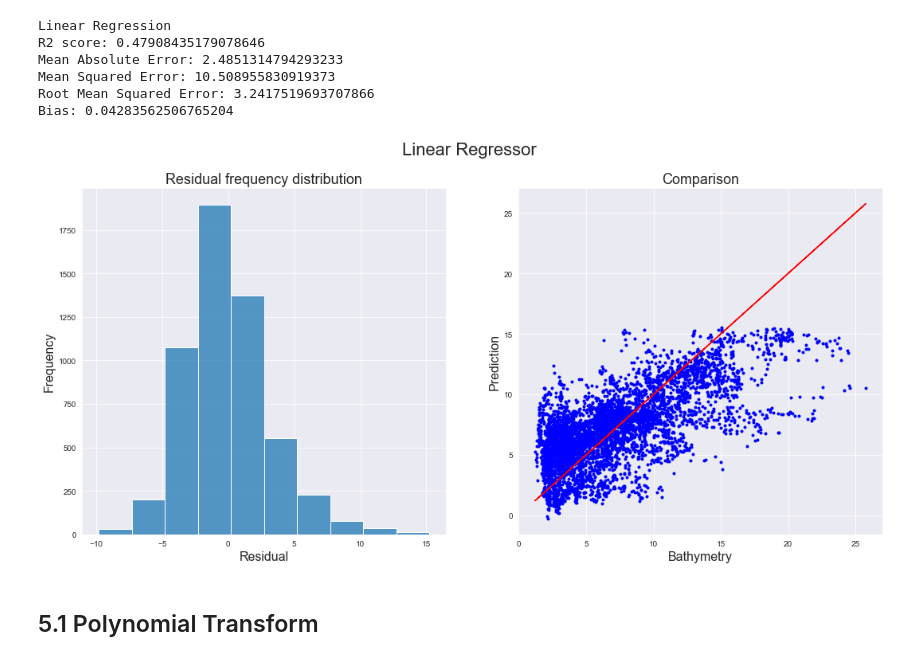
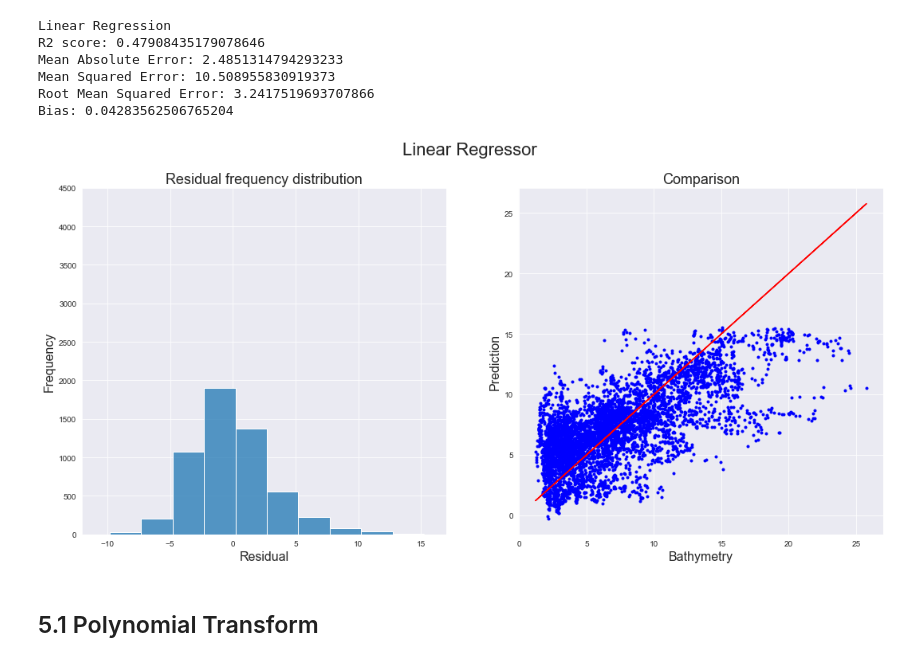
Before and after one commit to Ocean-Technologies/satellite_bathymetry, a Jupyter notebook: new_validations/all_models_charts.ipynb, the cells around one changed output. Cells and saved outputs as stored; diff of their text form; code cells hidden in the pictures.

```diff
--- a/new_validations/all_models_charts.ipynb
+++ b/new_validations/all_models_charts.ipynb
@@ -17,6 +17,8 @@ from sklearn.linear_model import LinearRegression
 from sklearn.neural_network import MLPRegressor
 from xgboost import XGBRegressor
 from sklearn.cluster import KMeans
+# %%
+sns.set_style('darkgrid')
 # %%
 path = './generated/dataset_dataframe.pkl.z'
 df = jb.load(path)
@@ -206,17 +216,19 @@ Bias: 0.04283562506765204
 # %%
 fig,axs = plt.subplots(ncols=2,figsize=(18,8))
 fig.suptitle('Linear Regressor',fontsize=22)
 axs[0].set_title('Residual frequency distribution',fontsize=18)
 axs[0].set_xlabel('Residual',fontsize=16)
 axs[0].set_ylabel('Frequency',fontsize=16)
+axs[0].set_xlim((-12, 17))
+axs[0].set_ylim((0, 4500))
 axs[1].set_title('Comparison',fontsize=18)
 axs[1].set_xlabel('Bathymetry',fontsize=16)
 axs[1].set_ylabel('Prediction',fontsize=16)
 sns.histplot(y_val-p_lr, bins=10,ax=axs[0])
 axs[1].plot(y_val,p_lr,'b.',y_val,y_val,'r')
 plt.savefig('generated/charts/LR.jpg')
 # %% [output]
-[figure, old version]
+[figure, new version]
 # %% [markdown]
 ## 5.1 Polynomial Transform
 # %%
```
Also changed, not shown: parts of 13 cells of this notebook.
